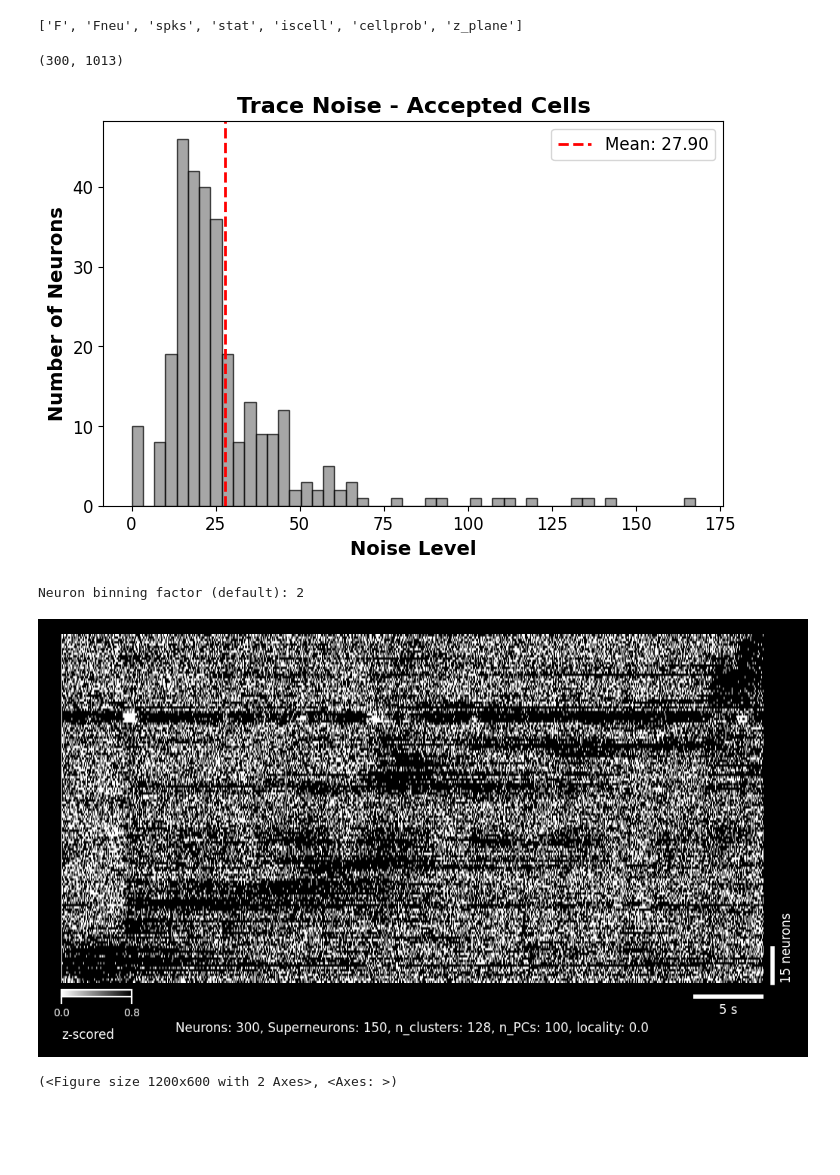
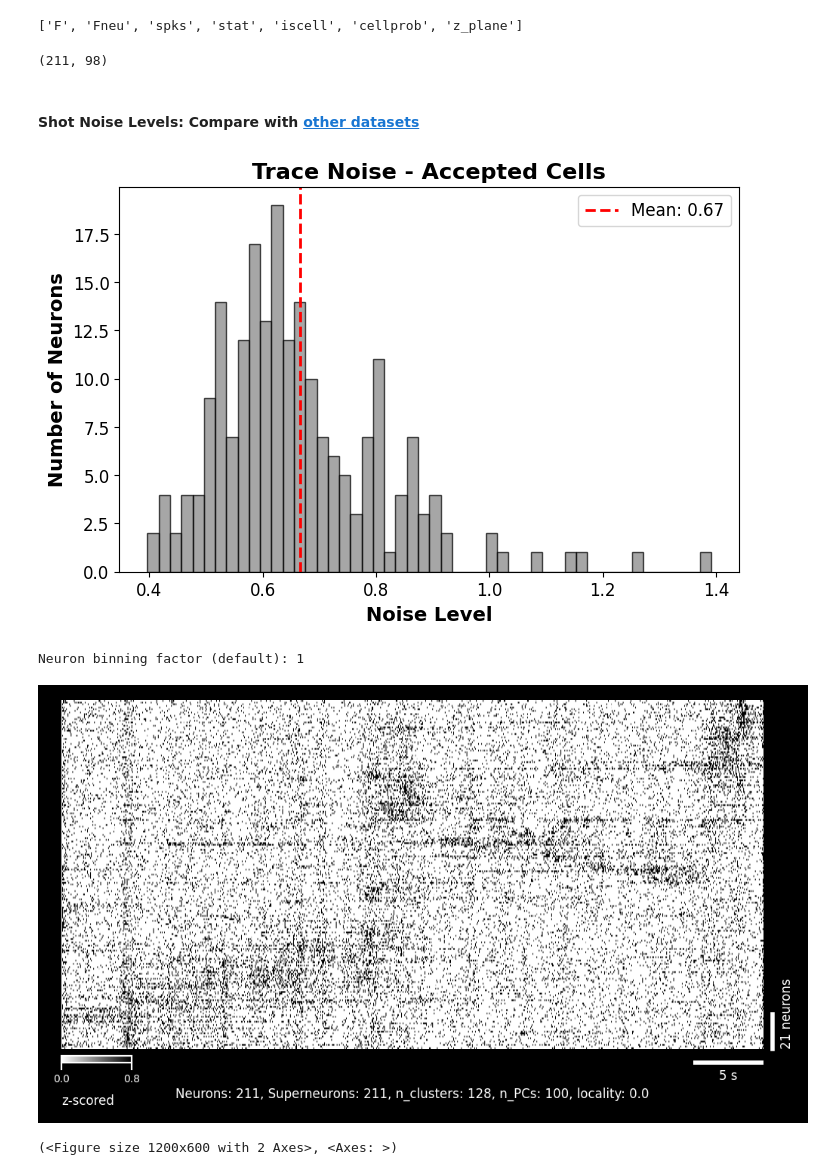
Before and after one commit to MillerBrainObservatory/LBM-Suite2p-Python, a Jupyter notebook: demos/notebooks/functional_detection.ipynb, the cells around one changed output. Drawn from its saved outputs; the diff is of its cells as text; code cells hidden in the pictures; blank space fills up the shorter version.

Commit message:
docs: functional detection nb

```diff
--- a/demos/notebooks/functional_detection.ipynb
+++ b/demos/notebooks/functional_detection.ipynb
@@ -28,6 +23,6 @@ Reading tiff pages...
 Raw tiff fully read.
 Time elapsed: 0 minutes 17 seconds.
 # %%
-assembled_files = mbo.get_files("D://demo_anatomical//assembled", 'tif')
+assembled_files = mbo.get_files("D://demo_functional//assembled_ws", 'tif')
 assembled_files
 # %% [output]
@@ -70,3 +66,3 @@ ops["max_overlap"] = 1.0
 # %%
-output_ops = lsp.run_plane(ops, demo_file, "D://demo_functional//results", save_folder=None, overwrite=False)
+output_ops = lsp.run_plane(ops=None, input_tiff=demo_file, save_path="D://demo_functional//results", save_folder="v1", overwrite=False, replot=False)
 # %% [output]
@@ -96,13 +92,17 @@ res = lsp.load_planar_results(output_ops)
 iscell = res["iscell"]
 sum(iscell), sum(~iscell) # acc, rej
 # %% [output]
-(300, 1013)
+(211, 98)
+# %% [markdown]
+#### Shot Noise Levels: Compare with [other datasets](https://gcamp6f.com/2021/10/04/large-scale-calcium-imaging-noise-levels/)
 # %%
 f = res["F"][iscell]           # raw fluo
 stat = res["stat"][iscell]     # cell stats (i.e. skewness, measure of activity)
 spks = res["spks"][iscell]     # deconvolved spike estimates
 
-noise = lsp.dff_shot_noise(f, output_ops["fs"])
-lsp.plot_noise_distribution(noise, title="Trace Noise - Accepted Cells")
+dff = lsp.dff_percentile(f, percentile=2) * 100
+dff = lsp.uniform_filter1d(dff, size=5, axis=1)
+dff_noise = lsp.dff_shot_noise(dff, ops["fs"])
+lsp.plot_noise_distribution(dff_noise, title="Trace Noise - Accepted Cells")
 # %% [output]
-[figure, old version]
+[figure, new version]
@@ -111,9 +109,8 @@ model = np.load("D://demo_functional//results//plane_07//plane0//model.npy", all
 # %%
-lsp.plot_rastermap(
-    spks=spks, model=model, neuron_bin_size=2,
-)
+model = np.load("D://demo_functional//results//v1//plane0//model.npy", allow_pickle=True).item()
+lsp.plot_rastermap( spks=spks, model=model, neuron_bin_size=1)
 # %% [output]
-Neuron binning factor (default): 2
+Neuron binning factor (default): 1
-[figure, old version]
+[figure, new version]
 (<Figure size 1200x600 with 2 Axes>, <Axes: >)
 # %%
```
Also changed, not shown: parts of 27 cells of this notebook.
